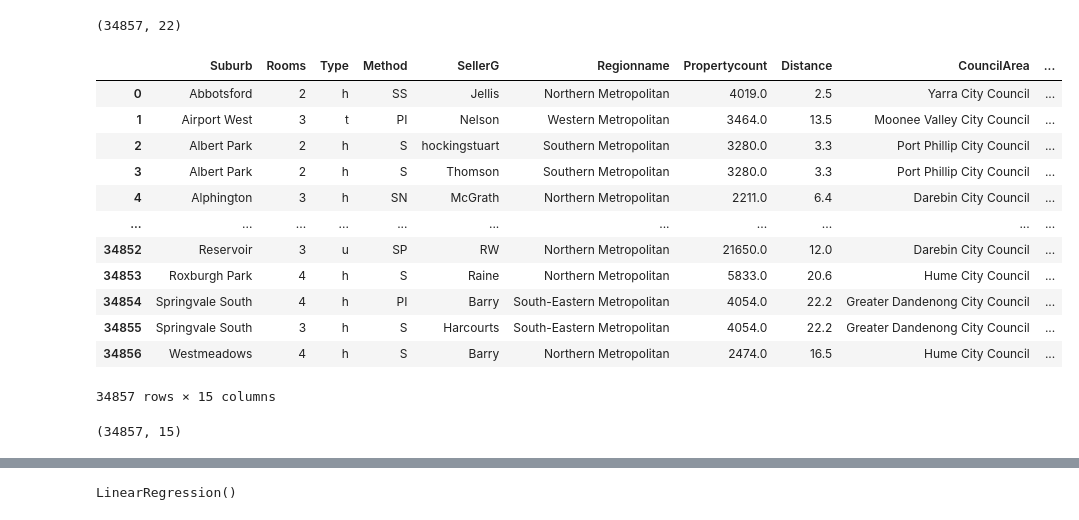
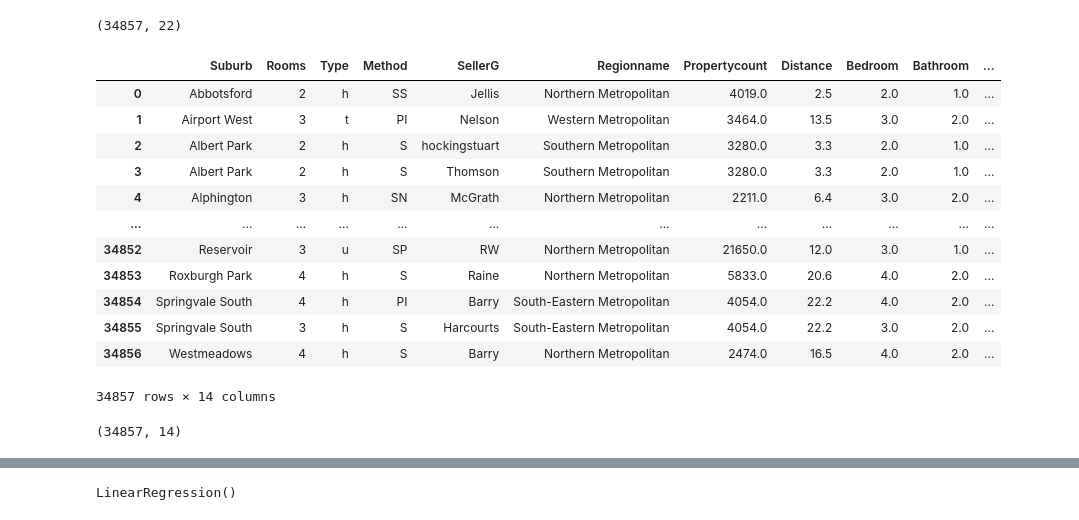
Before and after one commit to GiorgioDn/Python_gd_learning, a Jupyter notebook: corso python/12_03_Mercoledi/Esercizi/Esercizio_scikit_2.ipynb, the cells around one changed output, grey strips where cells are left out. Cells and saved outputs as stored; diff of their text form; code cells hidden in the pictures.

```diff
--- a/corso python/12_03_Mercoledi/Esercizi/Esercizio_scikit_2.ipynb
+++ b/corso python/12_03_Mercoledi/Esercizi/Esercizio_scikit_2.ipynb
@@ -47,27 +47,27 @@ df.shape
 # %%
 # now lets observe our data and try to drop some columns that are not very uselful in our data analysis. I am just dropping some columns
 # like date, latitute etc that are not very meaningful for our analysis.
-columns_to_use = ['Suburb', 'Rooms', 'Type', 'Method', 'SellerG', 'Regionname', 'Propertycount', 'Distance', 'CouncilArea', 'Bedroom', 'Bathroom', 'Car', 'Landsize', 'BuildingArea', 'Price']
+columns_to_use = ['Suburb', 'Rooms', 'Type', 'Method', 'SellerG', 'Regionname', 'Propertycount', 'Distance', 'Bedroom', 'Bathroom', 'Postcode','Car', 'Price']
 df_new = df[columns_to_use]
 df_new
 # %% [output]
-|  | Suburb | Rooms | Type | Method | SellerG | Regionname | Propertycount | Distance | CouncilArea | ... |
-| 0 | Abbotsford | 2 | h | SS | Jellis | Northern Metropolitan | 4019.0 | 2.5 | Yarra City Council | ... |
-| 1 | Airport West | 3 | t | PI | Nelson | Western Metropolitan | 3464.0 | 13.5 | Moonee Valley City Council | ... |
-| 2 | Albert Park | 2 | h | S | hockingstuart | Southern Metropolitan | 3280.0 | 3.3 | Port Phillip City Council | ... |
-| 3 | Albert Park | 2 | h | S | Thomson | Southern Metropolitan | 3280.0 | 3.3 | Port Phillip City Council | ... |
-| 4 | Alphington | 3 | h | SN | McGrath | Northern Metropolitan | 2211.0 | 6.4 | Darebin City Council | ... |
-| ... | ... | ... | ... | ... | ... | ... | ... | ... | ... | ... |
-| 34852 | Reservoir | 3 | u | SP | RW | Northern Metropolitan | 21650.0 | 12.0 | Darebin City Council | ... |
-| 34853 | Roxburgh Park | 4 | h | S | Raine | Northern Metropolitan | 5833.0 | 20.6 | Hume City Council | ... |
-| 34854 | Springvale South | 4 | h | PI | Barry | South-Eastern Metropolitan | 4054.0 | 22.2 | Greater Dandenong City Council | ... |
-| 34855 | Springvale South | 3 | h | S | Harcourts | South-Eastern Metropolitan | 4054.0 | 22.2 | Greater Dandenong City Council | ... |
-| 34856 | Westmeadows | 4 | h | S | Barry | Northern Metropolitan | 2474.0 | 16.5 | Hume City Council | ... |
+|  | Suburb | Rooms | Type | Method | SellerG | Regionname | Propertycount | Distance | Bedroom | Bathroom | ... |
+| 0 | Abbotsford | 2 | h | SS | Jellis | Northern Metropolitan | 4019.0 | 2.5 | 2.0 | 1.0 | ... |
+| 1 | Airport West | 3 | t | PI | Nelson | Western Metropolitan | 3464.0 | 13.5 | 3.0 | 2.0 | ... |
+| 2 | Albert Park | 2 | h | S | hockingstuart | Southern Metropolitan | 3280.0 | 3.3 | 2.0 | 1.0 | ... |
+| 3 | Albert Park | 2 | h | S | Thomson | Southern Metropolitan | 3280.0 | 3.3 | 2.0 | 1.0 | ... |
+| 4 | Alphington | 3 | h | SN | McGrath | Northern Metropolitan | 2211.0 | 6.4 | 3.0 | 2.0 | ... |
+| ... | ... | ... | ... | ... | ... | ... | ... | ... | ... | ... | ... |
+| 34852 | Reservoir | 3 | u | SP | RW | Northern Metropolitan | 21650.0 | 12.0 | 3.0 | 1.0 | ... |
+| 34853 | Roxburgh Park | 4 | h | S | Raine | Northern Metropolitan | 5833.0 | 20.6 | 4.0 | 2.0 | ... |
+| 34854 | Springvale South | 4 | h | PI | Barry | South-Eastern Metropolitan | 4054.0 | 22.2 | 4.0 | 2.0 | ... |
+| 34855 | Springvale South | 3 | h | S | Harcourts | South-Eastern Metropolitan | 4054.0 | 22.2 | 3.0 | 2.0 | ... |
+| 34856 | Westmeadows | 4 | h | S | Barry | Northern Metropolitan | 2474.0 | 16.5 | 4.0 | 2.0 | ... |
-34857 rows × 15 columns
+34857 rows × 14 columns
 # %%
 df_new.shape
 # %% [output]
-(34857, 15)
+(34857, 14)
 # %%
 # now lets do some data cleaning
 df_new.isna().sum()
```
Also changed, not shown: parts of 18 cells of this notebook.
